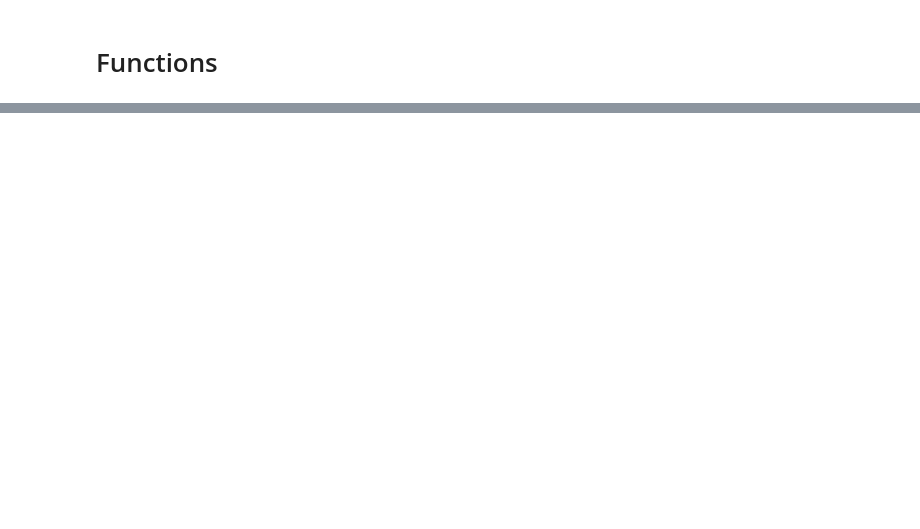
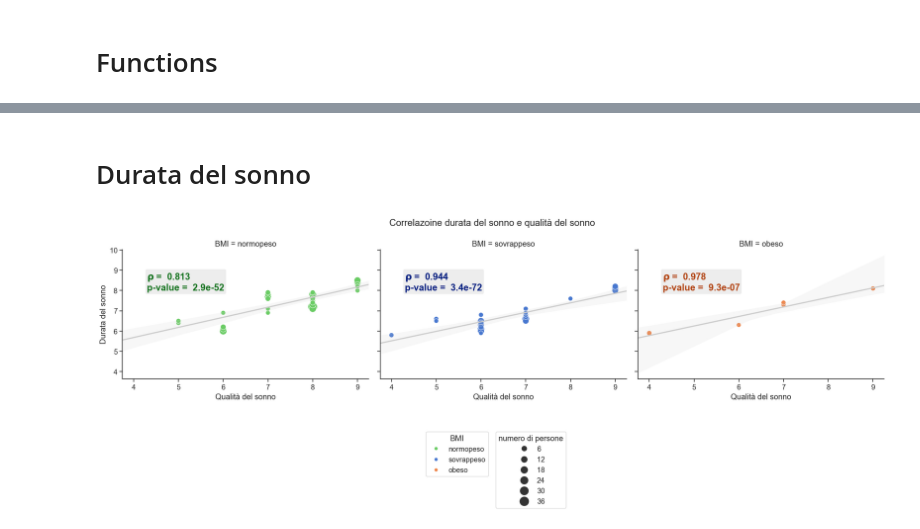
Before and after one commit to fachinmax/sleep_project, a Jupyter notebook: presentation.ipynb, the cells around one changed output, grey strips where cells are left out. Cells and saved outputs as stored; diff of their text form; code cells hidden in the pictures; blank space fills up the shorter version.

```diff
--- a/presentation.ipynb
+++ b/presentation.ipynb
@@ -320,0 +252,7 @@ Si possono notare due cose:
+# %% [markdown]
+# Durata del sonno
+# %%
+show_multiple_plots(df, 'Qualità del sonno', 'Durata del sonno', 'BMI', 4.3, 8,
+                        'Correlazoine durata del sonno e qualità del sonno');
+# %% [output]
+[figure, added]
```
Also changed, not shown: parts of 96 cells of this notebook.
